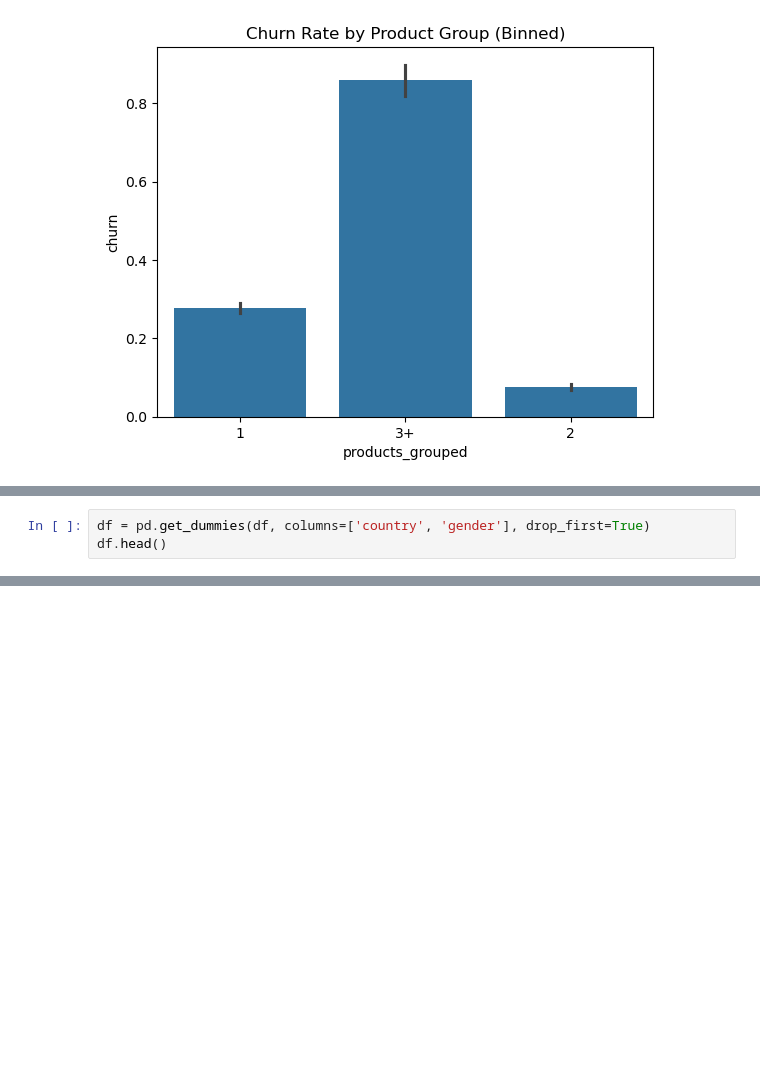
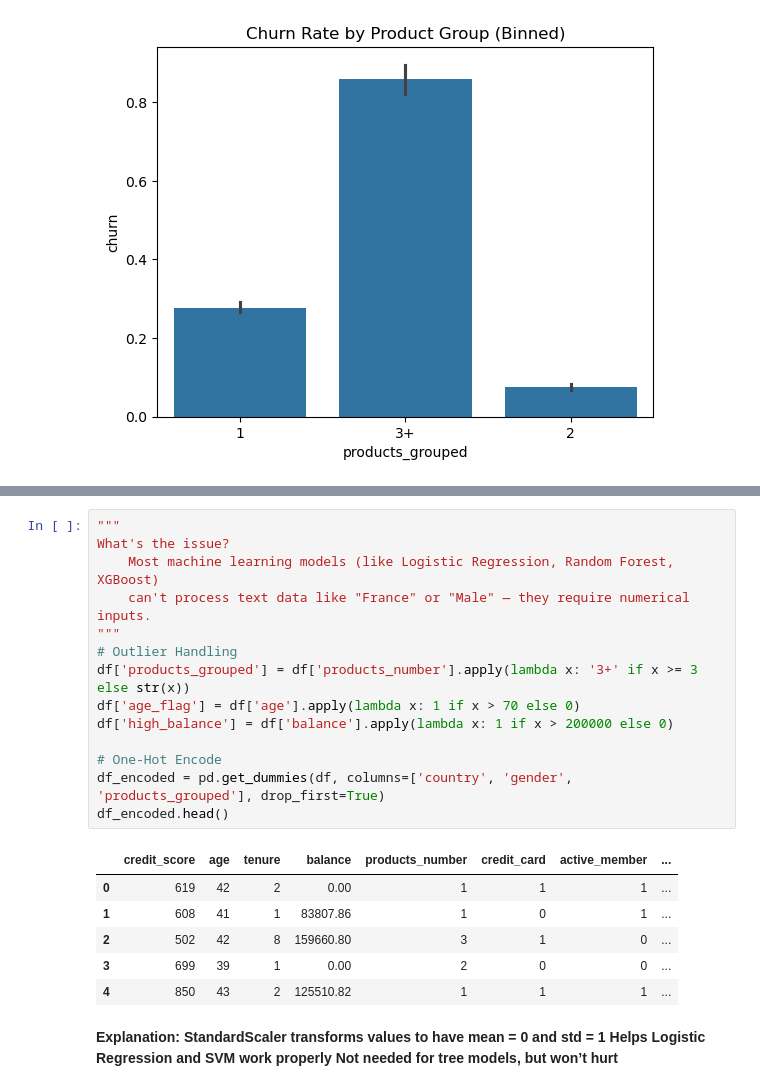
Before and after one commit to YangChen-analyst/bank-customer-churn-prediction, a Jupyter notebook: notebooks/Bank Customer Churn Prediction.ipynb, the cells around one changed output, grey strips where cells are left out. Saved outputs shown, nothing was run; the diff lists cells and outputs as text; blank space fills up the shorter version.

```diff
--- a/notebooks/Bank Customer Churn Prediction.ipynb
+++ b/notebooks/Bank Customer Churn Prediction.ipynb
@@ -237,3 +233,0 @@ Text(0.5, 1.0, 'Churn Rate by Product Group (Binned)')
-# %%
-df = pd.get_dummies(df, columns=['country', 'gender'], drop_first=True)
-df.head()
@@ -246,0 +234,26 @@ df.head()
+# %%
+"""
+What's the issue?
+    Most machine learning models (like Logistic Regression, Random Forest, XGBoost)
+    can't process text data like "France" or "Male" — they require numerical inputs.
+"""
+# Outlier Handling
+df['products_grouped'] = df['products_number'].apply(lambda x: '3+' if x >= 3 else str(x))
+df['age_flag'] = df['age'].apply(lambda x: 1 if x > 70 else 0)
+df['high_balance'] = df['balance'].apply(lambda x: 1 if x > 200000 else 0)
+
+# One-Hot Encode
+df_encoded = pd.get_dummies(df, columns=['country', 'gender', 'products_grouped'], drop_first=True)
+df_encoded.head()
+# %% [output]
+|  | credit_score | age | tenure | balance | products_number | credit_card | active_member | ... |
+| 0 | 619 | 42 | 2 | 0.00 | 1 | 1 | 1 | ... |
+| 1 | 608 | 41 | 1 | 83807.86 | 1 | 0 | 1 | ... |
+| 2 | 502 | 42 | 8 | 159660.80 | 3 | 1 | 0 | ... |
+| 3 | 699 | 39 | 1 | 0.00 | 2 | 0 | 0 | ... |
+| 4 | 850 | 43 | 2 | 125510.82 | 1 | 1 | 1 | ... |
+# %% [markdown]
+**Explanation:
+StandardScaler transforms values to have mean = 0 and std = 1
+Helps Logistic Regression and SVM work properly
+Not needed for tree models, but won’t hurt**
```
Also changed, not shown: parts of 7 cells of this notebook, 3 other files.
